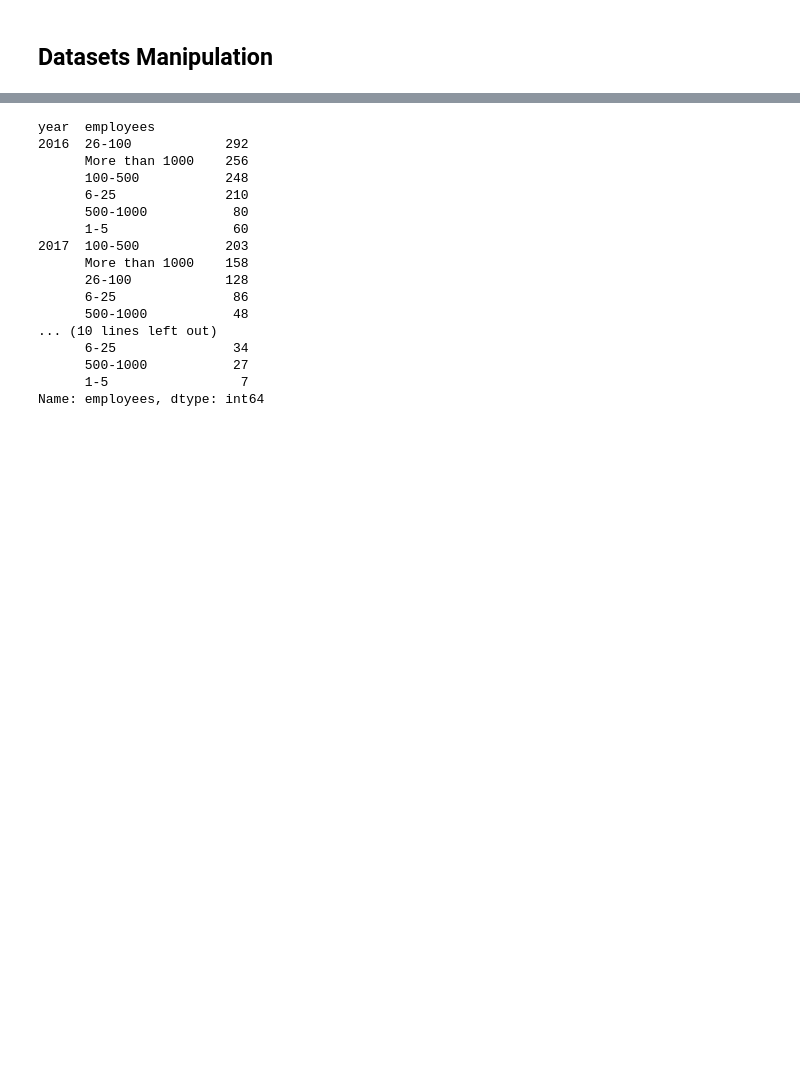
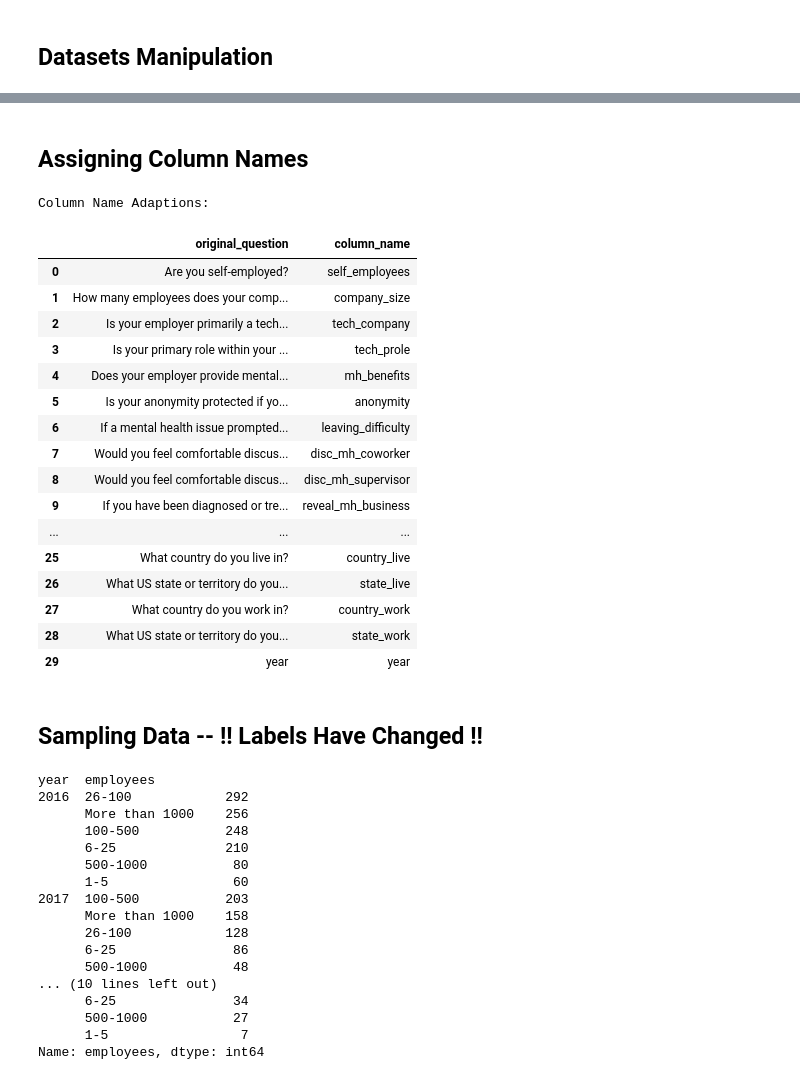
Before and after one commit to jaceybronte/compsci216-project, a Jupyter notebook: 216EDA.ipynb, the cells around one changed output, grey strips where cells are left out. Drawn from its saved outputs; the diff is of its cells as text; code cells hidden in the pictures; blank space fills up the shorter version.

Commit message:
Merged all data

```diff
--- a/216EDA.ipynb
+++ b/216EDA.ipynb
@@ -101 +126,17 @@ data_2019.head()
+# %%
+# For the year 2016
+data_2016.columns.values[9] = question2
+data_2016.columns.values[13] = question3
+data_2016.columns.values[12] = question4
+data_2016.columns.values[44] = question5
+data_2016.columns.values[38] = question6
+data_2016.columns.values[50] = question7
+data_2016.columns.values[52] = question8
+
+# For the year 2017
+data_2017.columns.values[4] = question1
+data_2017.columns.values[11] = question3
+data_2017.columns.values[14] = question4
+data_2017.columns.values[48] = question7
+data_2017.columns.values[89] = question8
 # %% [markdown]
@@ -103,19 +144,10 @@ data_2019.head()
 # %%
-#combining datasets
-
+# combining datasets
 frames = [data_2016, data_2017,data_2018, data_2019]
 cols = pd.concat(frames, join = 'inner')
 
+# dropping questions outside of interest
+toDrop = [5, 14, 15, 16, 17, 18, 20, 22]
+cols.drop(cols.columns[toDrop],axis=1,inplace=True)
 questions = cols.columns
-
-cols.columns = ['employees', 'company_type', 'role_tech?', 'employer_discussed_mh', 'anonymity', 'productivity',
-               'productivity_percent', 'prev_employer_discussed_mh', 'prev_anonymity', 'phys_health',
-               'phys_why', 'phys_why_2', 'share_mh', 'fam_history_mh', 'have_mh', 'age', 'gender', 'year']
-
-print('Column Name Adaptions:')
-cna = pd.DataFrame()
-cna['original_question'] = list(questions)
-cna['column_name'] = list(cols.columns)
-pd.options.display.max_colwidth = 140
-cna
 # %% [output]
@@ -140,3 +155,37 @@ Column Name Adaptions:
+# %% [markdown]
+## Assigning Column Names
+# %%
+cols.columns = ['self_employeed', 'company_size', 'tech_company', 'tech_prole', 'mh_benefits','anonymity', 'leaving_difficulty', 'disc_mh_coworker', 'disc_mh_supervisor',
+'reveal_mh_business', 'reveal_mh_coworkers', 'affects_productivity', 'productivity_percent', 'mention_ph_interview', 'mention_mh_interview', 'share_mh_ff',
+'exp_unsupport', 'reveal_less', 'family_history', 'mh_in_past', 'mh_currently', 'mh_diagnosed', 'sought_treatment', 'age', 'gender', 'country_live', 'state_live', 'country_work', 'state_work', 'year']
+
+print('Column Name Adaptions:')
+cna = pd.DataFrame()
+cna['original_question'] = list(questions)
+cna['column_name'] = list(cols.columns)
+pd.options.display.max_colwidth = 140
+cna
+# %% [output]
+Column Name Adaptions:
+|  | original_question | column_name |
+| 0 | Are you self-employed? | self_employees |
+| 1 | How many employees does your comp... | company_size |
+| 2 | Is your employer primarily a tech... | tech_company |
+| 3 | Is your primary role within your ... | tech_prole |
+| 4 | Does your employer provide mental... | mh_benefits |
+| 5 | Is your anonymity protected if yo... | anonymity |
+| 6 | If a mental health issue prompted... | leaving_difficulty |
+| 7 | Would you feel comfortable discus... | disc_mh_coworker |
+| 8 | Would you feel comfortable discus... | disc_mh_supervisor |
+| 9 | If you have been diagnosed or tre... | reveal_mh_business |
+| ... | ... | ... |
+| 25 | What country do you live in? | country_live |
+| 26 | What US state or territory do you... | state_live |
+| 27 | What country do you work in? | country_work |
+| 28 | What US state or territory do you... | state_work |
+| 29 | year | year |
+# %% [markdown]
+## Sampling Data -- !! Labels Have Changed !!
 # %%
 #employee count
 
```
Also changed, not shown: parts of 19 cells of this notebook.
